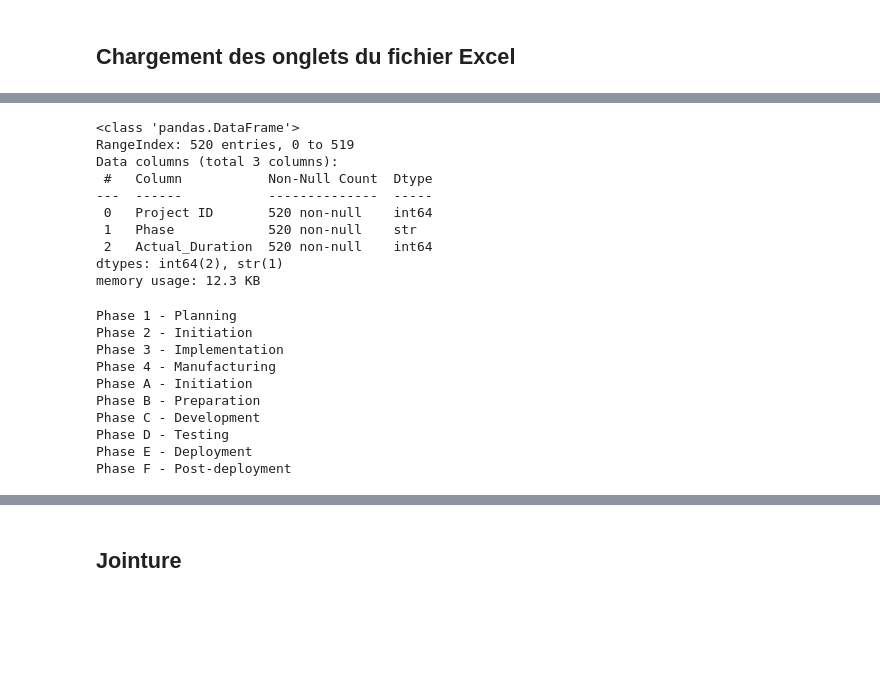
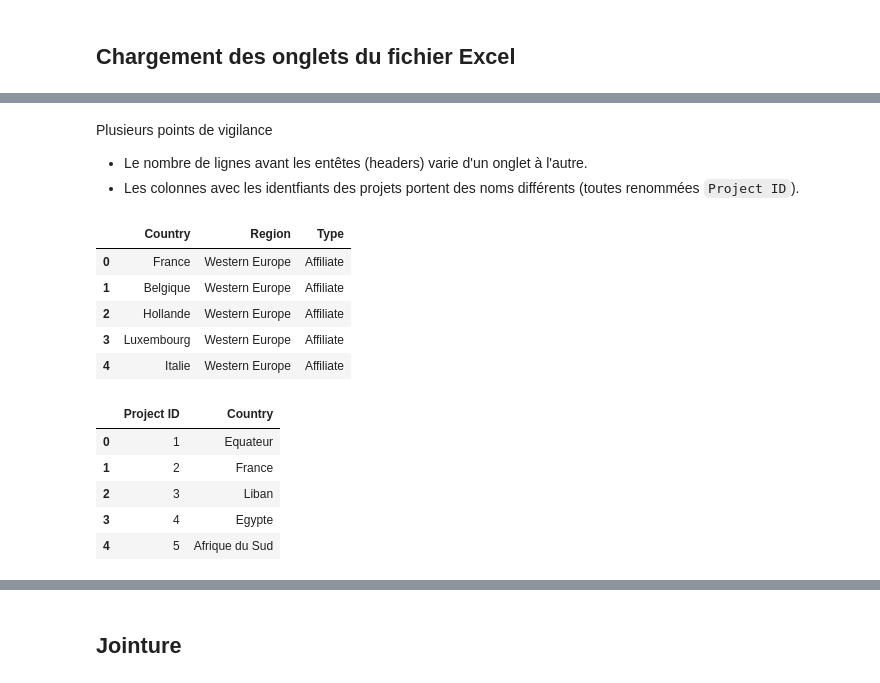
Before and after one commit to data-IA-2025/P7demo, a Jupyter notebook: P7.ipynb, the cells around one changed output, grey strips where cells are left out. Cells and saved outputs as stored; diff of their text form; code cells hidden in the pictures; blank space fills up the shorter version.

```diff
--- a/P7.ipynb
+++ b/P7.ipynb
@@ -59,26 +12,0 @@ Phase F - Post-deployment
-# %%
-df_actual_duration.info(verbose=True)
-# %% [output]
-<class 'pandas.DataFrame'>
-RangeIndex: 520 entries, 0 to 519
-Data columns (total 3 columns):
- #   Column           Non-Null Count  Dtype
----  ------           --------------  -----
- 0   Project ID       520 non-null    int64
- 1   Phase            520 non-null    str
- 2   Actual_Duration  520 non-null    int64
-dtypes: int64(2), str(1)
-memory usage: 12.3 KB
-# %%
-print(*sorted(pd.unique(df_actual_duration["Phase"])), sep="\n")
-# %% [output]
-Phase 1 - Planning
-Phase 2 - Initiation
-Phase 3 - Implementation
-Phase 4 - Manufacturing
-Phase A - Initiation
-Phase B - Preparation
-Phase C - Development
-Phase D - Testing
-Phase E - Deployment
-Phase F - Post-deployment
@@ -84,0 +15,25 @@ Phase F - Post-deployment
+# %% [markdown]
+Plusieurs points de vigilance
+
+- Le nombre de lignes avant les entêtes (headers) varie d'un onglet à l'autre.
+- Les colonnes avec les identfiants des projets portent des noms différents (toutes renommées `Project ID`).
+# %%
+df_country_profile = pd.read_excel(excel_filename, sheet_name="Country_Profiles", header=1)
+df_country_profile.head()
+# %% [output]
+|  | Country | Region | Type |
+| 0 | France | Western Europe | Affiliate |
+| 1 | Belgique | Western Europe | Affiliate |
+| 2 | Hollande | Western Europe | Affiliate |
+| 3 | Luxembourg | Western Europe | Affiliate |
+| 4 | Italie | Western Europe | Affiliate |
+# %%
+df_project_location = pd.read_excel(excel_filename, sheet_name="Projects_Locations", header=1)
+df_project_location.head()
+# %% [output]
+|  | Project ID | Country |
+| 0 | 1 | Equateur |
+| 1 | 2 | France |
+| 2 | 3 | Liban |
+| 3 | 4 | Egypte |
+| 4 | 5 | Afrique du Sud |
```
Also changed, not shown: parts of 36 cells of this notebook.
